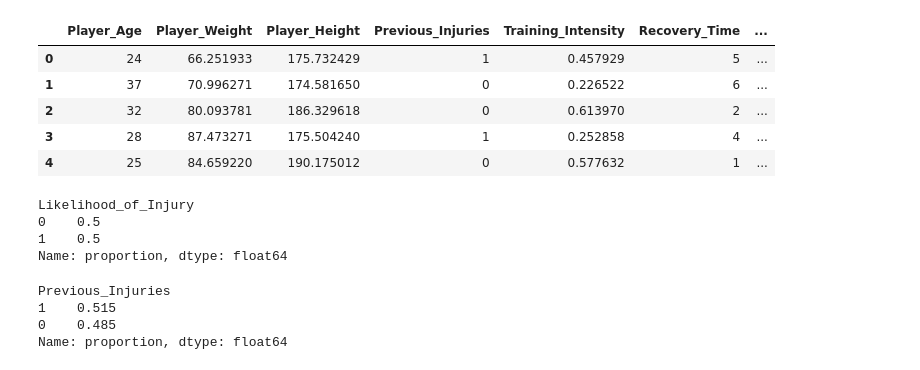
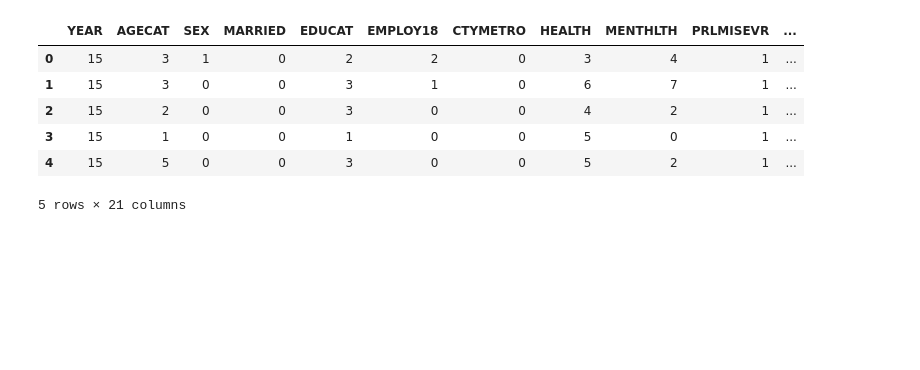
Before and after one commit to sr0e/Preventing-Opioid-Abuse-Classification, a Jupyter notebook: Sarah_EDA.ipynb, the cells around one changed output. Cells and saved outputs as stored; diff of their text form; code cells hidden in the pictures; blank space fills up the shorter version.

```diff
--- a/Sarah_EDA.ipynb
+++ b/Sarah_EDA.ipynb
@@ -7,27 +8,14 @@ import matplotlib.pyplot as plt
 if not os.path.exists('data'):
     os.mkdir('data')
 # %%
-injury = pd.read_csv('data/injury_data.csv')
+df = pd.read_csv('data/prlmis-data-full.csv')
 # %%
-injury.head()
+df.head()
 # %% [output]
-|  | Player_Age | Player_Weight | Player_Height | Previous_Injuries | Training_Intensity | Recovery_Time | ... |
-| 0 | 24 | 66.251933 | 175.732429 | 1 | 0.457929 | 5 | ... |
-| 1 | 37 | 70.996271 | 174.581650 | 0 | 0.226522 | 6 | ... |
-| 2 | 32 | 80.093781 | 186.329618 | 0 | 0.613970 | 2 | ... |
-| 3 | 28 | 87.473271 | 175.504240 | 1 | 0.252858 | 4 | ... |
-| 4 | 25 | 84.659220 | 190.175012 | 0 | 0.577632 | 1 | ... |
+|  | YEAR | AGECAT | SEX | MARRIED | EDUCAT | EMPLOY18 | CTYMETRO | HEALTH | MENTHLTH | PRLMISEVR | ... |
+| 0 | 15 | 3 | 1 | 0 | 2 | 2 | 0 | 3 | 4 | 1 | ... |
+| 1 | 15 | 3 | 0 | 0 | 3 | 1 | 0 | 6 | 7 | 1 | ... |
+| 2 | 15 | 2 | 0 | 0 | 3 | 0 | 0 | 4 | 2 | 1 | ... |
+| 3 | 15 | 1 | 0 | 0 | 1 | 0 | 0 | 5 | 0 | 1 | ... |
+| 4 | 15 | 5 | 0 | 0 | 3 | 0 | 0 | 5 | 2 | 1 | ... |
+5 rows × 21 columns
-# %%
-injury['Likelihood_of_Injury'].value_counts(normalize=True)
-# %% [output]
-Likelihood_of_Injury
-0    0.5
-1    0.5
-Name: proportion, dtype: float64
-# %%
-injury['Previous_Injuries'].value_counts(normalize=True)
-# %% [output]
-Previous_Injuries
-1    0.515
-0    0.485
-Name: proportion, dtype: float64
```
Also changed, not shown: parts of 9 cells of this notebook, 2 other files.
